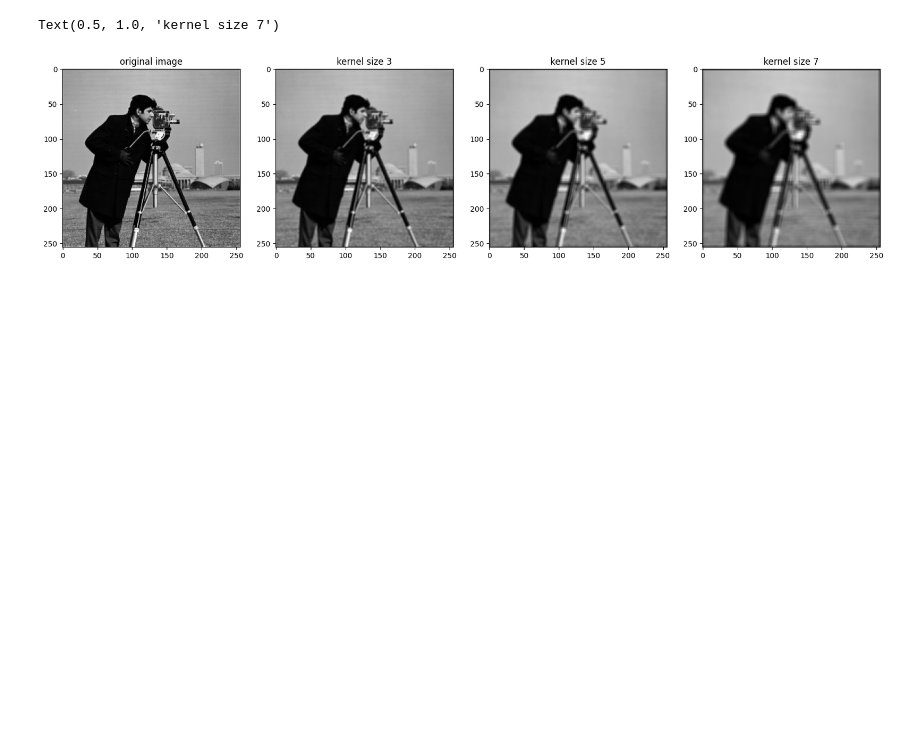
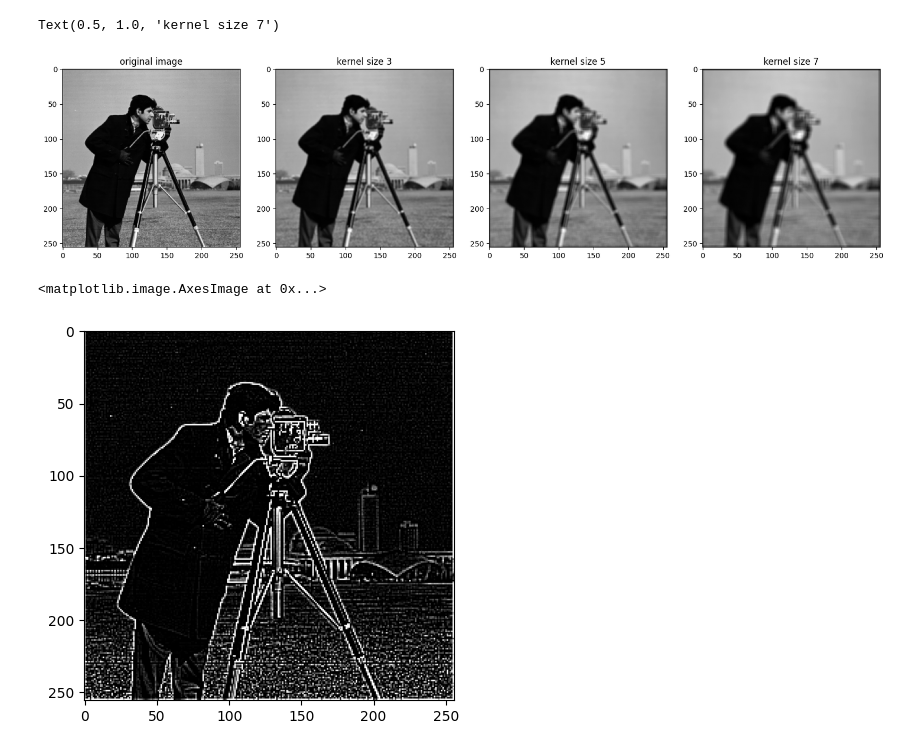
Before and after one commit to MBAhmadi/Neural-Networks, a Jupyter notebook: 9.ipynb, the cells around one changed output. Drawn from its saved outputs; the diff is of its cells as text; code cells hidden in the pictures; blank space fills up the shorter version.

```diff
--- a/9.ipynb
+++ b/9.ipynb
@@ -74,3 +74,16 @@ plt.title("kernel size 7")
 # %% [output]
 Text(0.5, 1.0, 'kernel size 7')
 [figure]
+# %%
+laplacian = np.array([
+    [-1, -1, -1],
+    [-1 , 8, -1],
+    [-1, -1, -1]
+])
+# %%
+filtered_image = convolve(cameraman, laplacian)
+# %%
+plt.imshow(filtered_image, cmap="gray")
+# %% [output]
+<matplotlib.image.AxesImage at 0x...>
+[figure, added]
```
